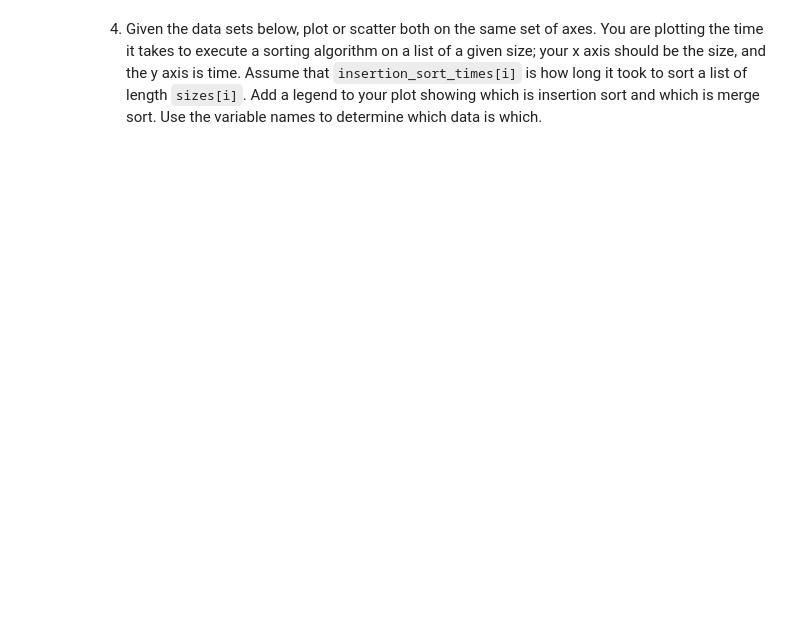
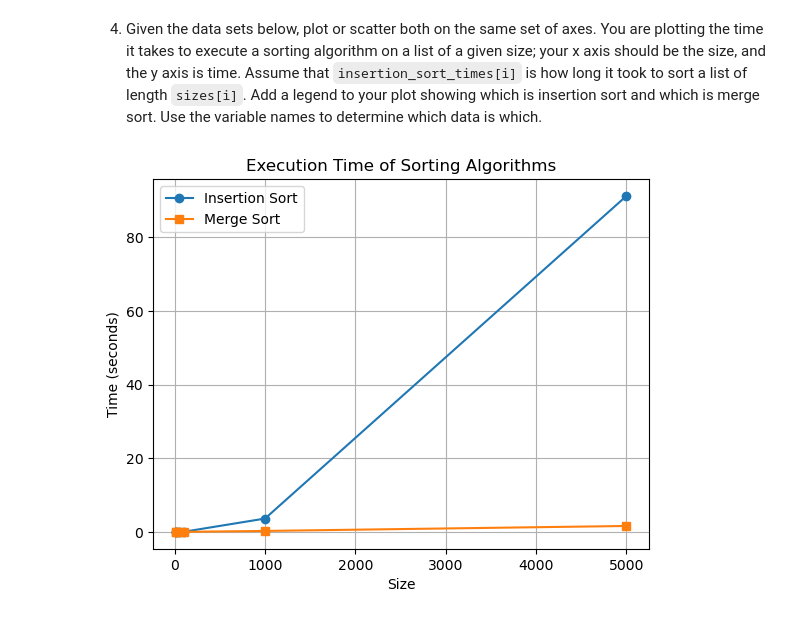
Before and after one commit to prabhasapkota/pyplot.ipynb, a Jupyter notebook: pyplot.ipynb, the cells around one changed output. Saved outputs shown, nothing was run; the diff lists cells and outputs as text; code cells hidden in the pictures; blank space fills up the shorter version.

```diff
--- a/pyplot.ipynb
+++ b/pyplot.ipynb
@@ -73,6 +133,25 @@ plt.show()
 # %% [markdown]
 4. Given the data sets below, plot or scatter both on the same set of axes.  You are plotting the time it takes to execute a sorting algorithm on a list of a given size; your x axis should be the size, and the y axis is time.  Assume that `insertion_sort_times[i]` is how long it took to sort a list of length `sizes[i]`.  Add a legend to your plot showing which is insertion sort and which is merge sort.  Use the variable names to determine which data is which.
 # %%
+import matplotlib.pyplot as plt
 sizes = [10, 20, 50, 100, 1000, 5000]
 insertion_sort_times = [0.0010252999999999998, 0.0027026999999999954, 0.010147200000000002, 0.0381137, 3.6303399, 91.2180796]
 merge_sort_times = [0.00161889999999687, 0.003635600000009731, 0.0090655000000055, 0.020108000000007564, 0.2687474000000094, 1.6147050999999948]
+
+# Plotting
+plt.plot(sizes, insertion_sort_times, label='Insertion Sort', marker='o')
+plt.plot(sizes, merge_sort_times, label='Merge Sort', marker='s')
+
+# Adding labels and title
+plt.xlabel('Size')
+plt.ylabel('Time (seconds)')
+plt.title('Execution Time of Sorting Algorithms')
+
+# Adding legend
+plt.legend()
+
+# Show plot
+plt.grid(True)
+plt.show()
+# %% [output]
+[figure, added]
```
Also changed, not shown: parts of 2 cells of this notebook.
